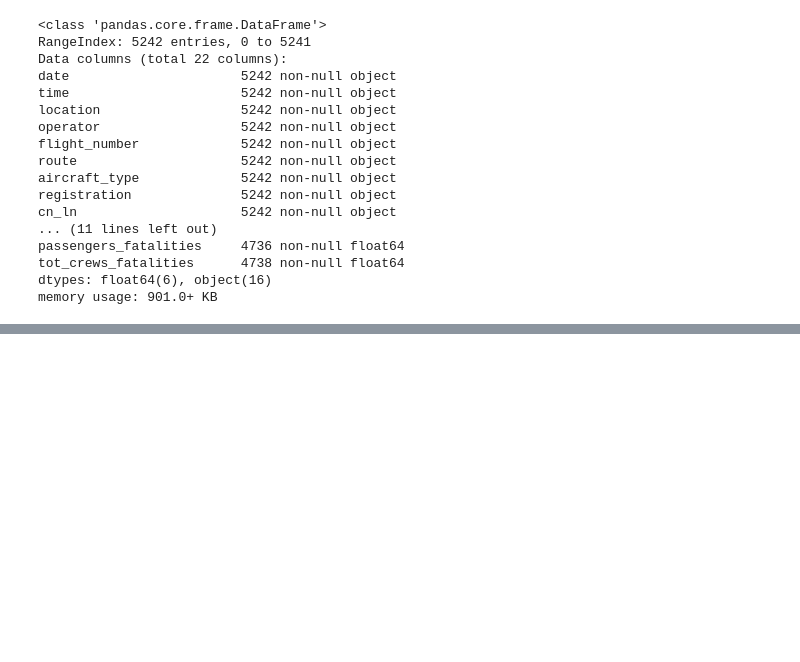
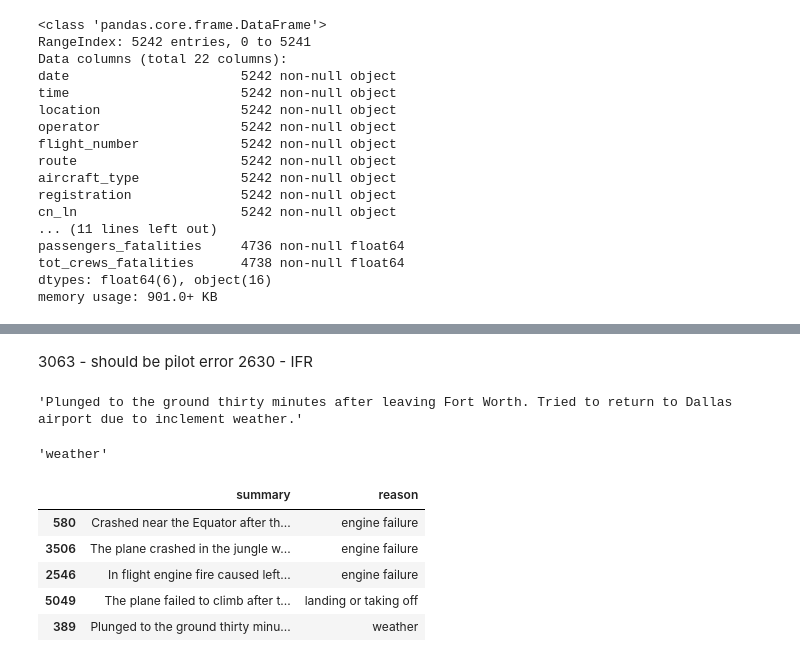
Before and after one commit to budhajitRoy/Plane-Crash-Data-Exploration, a Jupyter notebook: Plane Crash Data Exploration and Analysis.ipynb, the cells around one changed output, grey strips where cells are left out. Saved outputs shown, nothing was run; the diff lists cells and outputs as text; code cells hidden in the pictures; blank space fills up the shorter version.

```diff
--- a/Plane Crash Data Exploration and Analysis.ipynb
+++ b/Plane Crash Data Exploration and Analysis.ipynb
@@ -850,0 +1078,4 @@ memory usage: 901.0+ KB
+# %%
+# just for testing and validation
+# ignore all the test1 related manipulations
+test1 = df.copy()
@@ -850,0 +1156,2 @@ memory usage: 901.0+ KB
+# %%
+test1['reason'] = test1['summary'].apply(find_reason)
@@ -850,0 +1173,20 @@ memory usage: 901.0+ KB
+# %% [markdown]
+3063 - should be pilot error
+2630 - IFR
+# %%
+test1.iloc[389]['summary']
+# %% [output]
+'Plunged to the ground thirty minutes after leaving Fort Worth. Tried to return to Dallas airport due to inclement weather.'
+# %%
+test1.iloc[389]['reason']
+# %% [output]
+'weather'
+# %%
+test1[['summary','reason']].sample(5)
+# %% [output]
+|  | summary | reason |
+| 580 | Crashed near the Equator after th... | engine failure |
+| 3506 | The plane crashed in the jungle w... | engine failure |
+| 2546 | In flight engine fire caused left... | engine failure |
+| 5049 | The plane failed to climb after t... | landing or taking off |
+| 389 | Plunged to the ground thirty minu... | weather |
```
Also changed, not shown: parts of 74 cells of this notebook.
